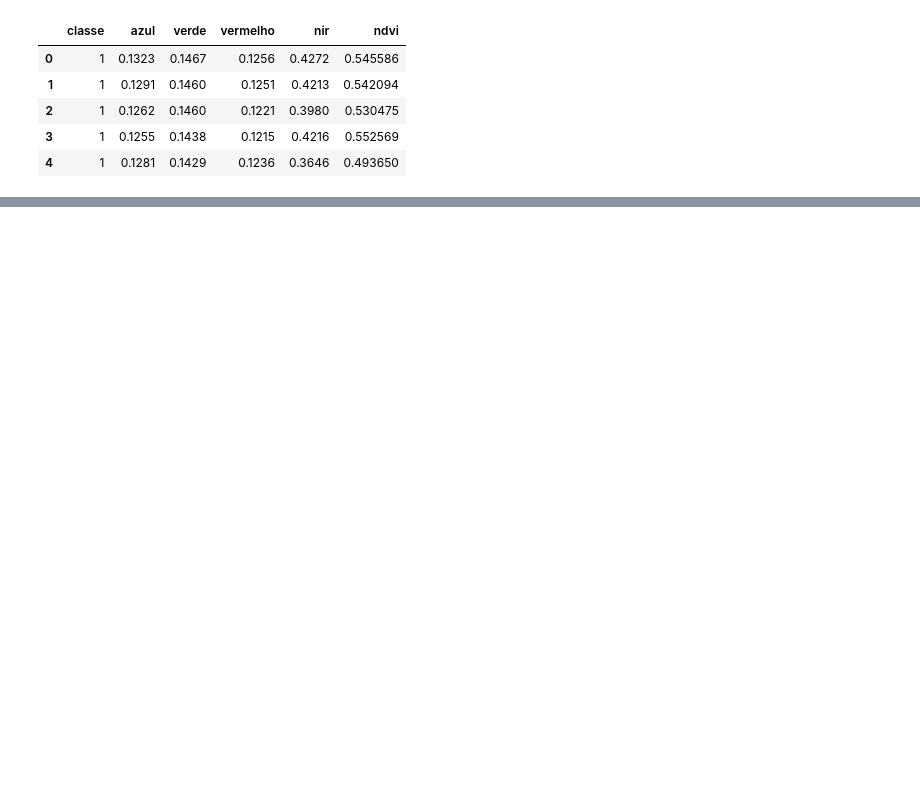
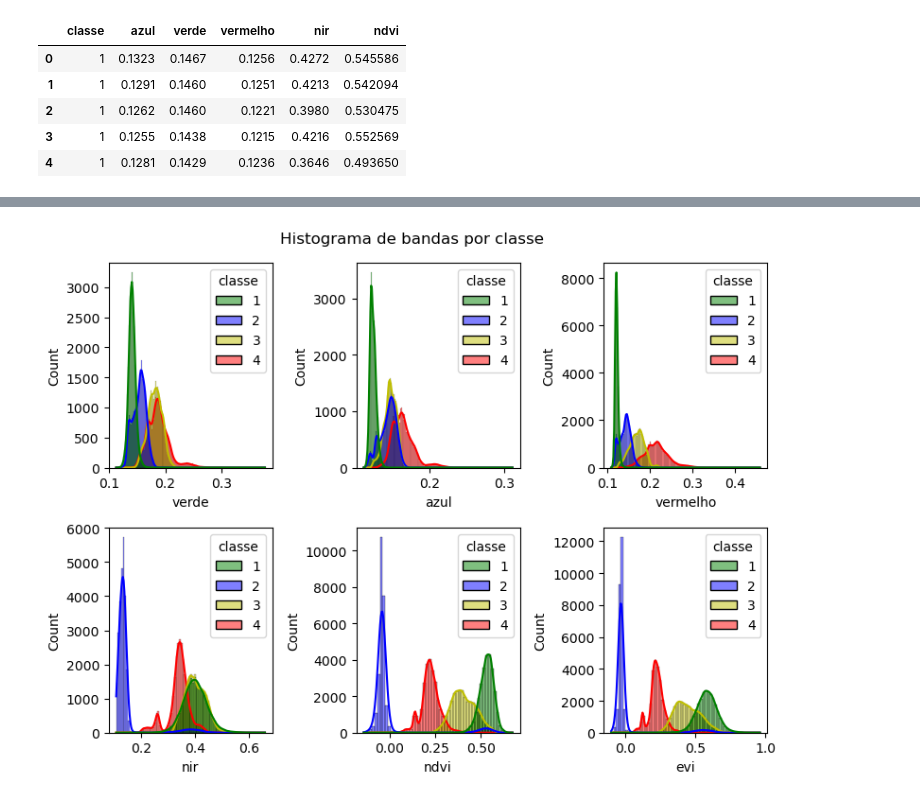
Before and after one commit to paeslemesa/tutoriaisPython, a Jupyter notebook: 06_Análise_Exploratória_de_Dados.ipynb, the cells around one changed output, grey strips where cells are left out. Saved outputs shown, nothing was run; the diff lists cells and outputs as text; code cells hidden in the pictures; blank space fills up the shorter version.

```diff
--- a/06_Análise_Exploratória_de_Dados.ipynb
+++ b/06_Análise_Exploratória_de_Dados.ipynb
@@ -41,0 +62,4 @@ df.head()
+# %%
+# adiciondo o EVI
+
+df['evi'] = 2.5 * (df['nir'] - df['vermelho']) / (df['nir'] + 6 * df['vermelho'] - 7.5 * df['azul'] + 1)
@@ -41,0 +91,3 @@ df.head()
+# %%
+amostras = df.groupby(by='classe').sample( n = 26622, random_state= 42)
+amostras.head()
@@ -41,0 +124,16 @@ df.head()
+# %%
+fig, ax = plt.subplots(nrows=2, ncols=3, figsize=(8, 6))
+
+sns.histplot(data = amostras, x = "verde",    hue = "classe", kde = True, ax = ax[0,0], palette=['g', 'b', 'y', 'r'])
+sns.histplot(data = amostras, x = "azul",     hue = "classe", kde = True, ax = ax[0,1], palette=['g', 'b', 'y', 'r'])
+sns.histplot(data = amostras, x = "vermelho", hue = "classe", kde = True, ax = ax[0,2], palette=['g', 'b', 'y', 'r'])
+sns.histplot(data = amostras, x = "nir",      hue = "classe", kde = True, ax = ax[1,0], palette=['g', 'b', 'y', 'r'])
+sns.histplot(data = amostras, x = "ndvi",      hue = "classe", kde = True, ax = ax[1,1], palette=['g', 'b', 'y', 'r'])
+sns.histplot(data = amostras, x = "evi",      hue = "classe", kde = True, ax = ax[1,2], palette=['g', 'b', 'y', 'r'])
+
+fig.suptitle("Histograma de bandas por classe")
+
+
+fig.tight_layout()
+# %% [output]
+[figure, added]
```
Also changed, not shown: parts of 15 cells of this notebook.
